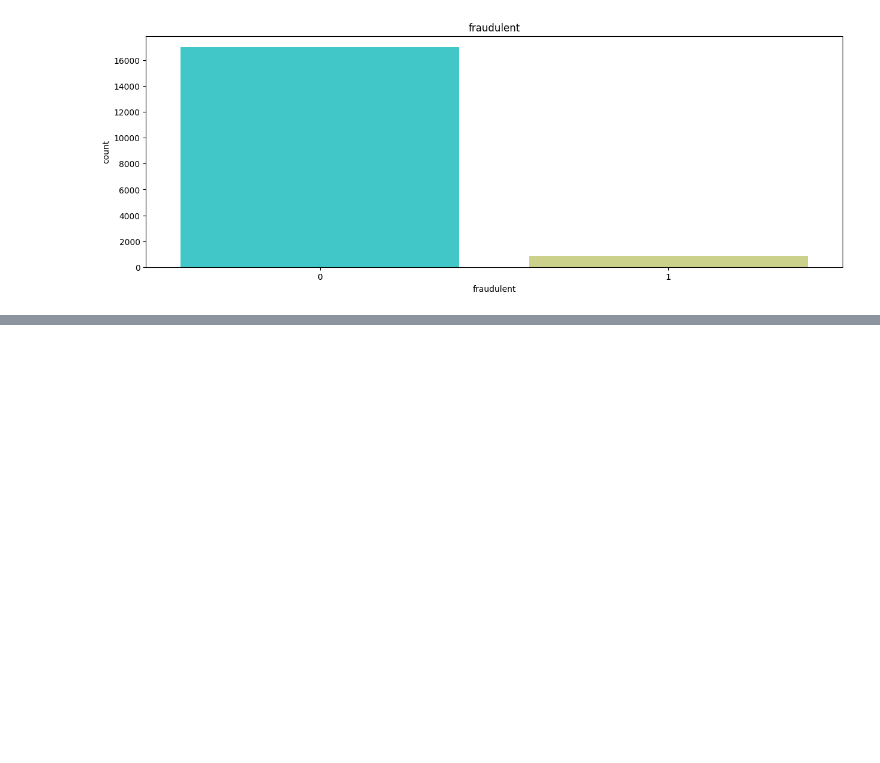
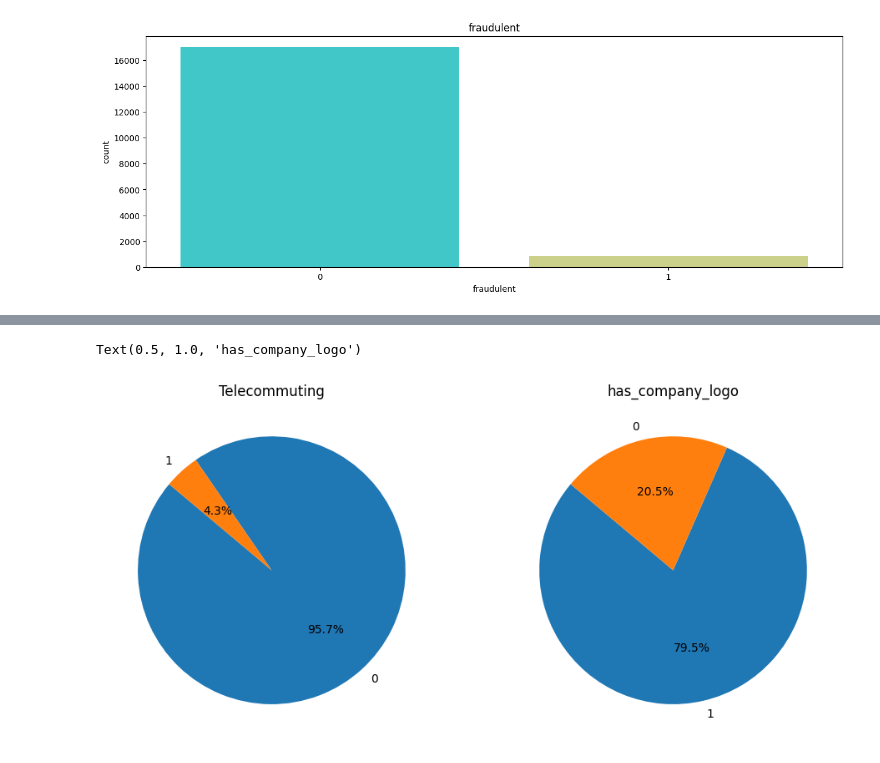
Before and after one commit to akxiit/Job-Scam-Detection, a Jupyter notebook: notebook/EDA.ipynb, the cells around one changed output, grey strips where cells are left out. Saved outputs shown, nothing was run; the diff lists cells and outputs as text; code cells hidden in the pictures; blank space fills up the shorter version.

```diff
--- a/notebook/EDA.ipynb
+++ b/notebook/EDA.ipynb
@@ -386,0 +386,14 @@ for i in numerical:
+# %%
+plt.figure(figsize=(30,12))
+
+plt.subplot(151)
+plt.pie(df['telecommuting'].value_counts(), labels=df['telecommuting'].value_counts().index, autopct='%1.1f%%', startangle=140)
+plt.title('Telecommuting')
+
+
+plt.subplot(152)
+plt.pie(df['has_company_logo'].value_counts(), labels=df['has_company_logo'].value_counts().index, autopct='%1.1f%%', startangle=140)
+plt.title('has_company_logo')
+# %% [output]
+Text(0.5, 1.0, 'has_company_logo')
+[figure, added]
```
Also changed, not shown: parts of 3 cells of this notebook.
